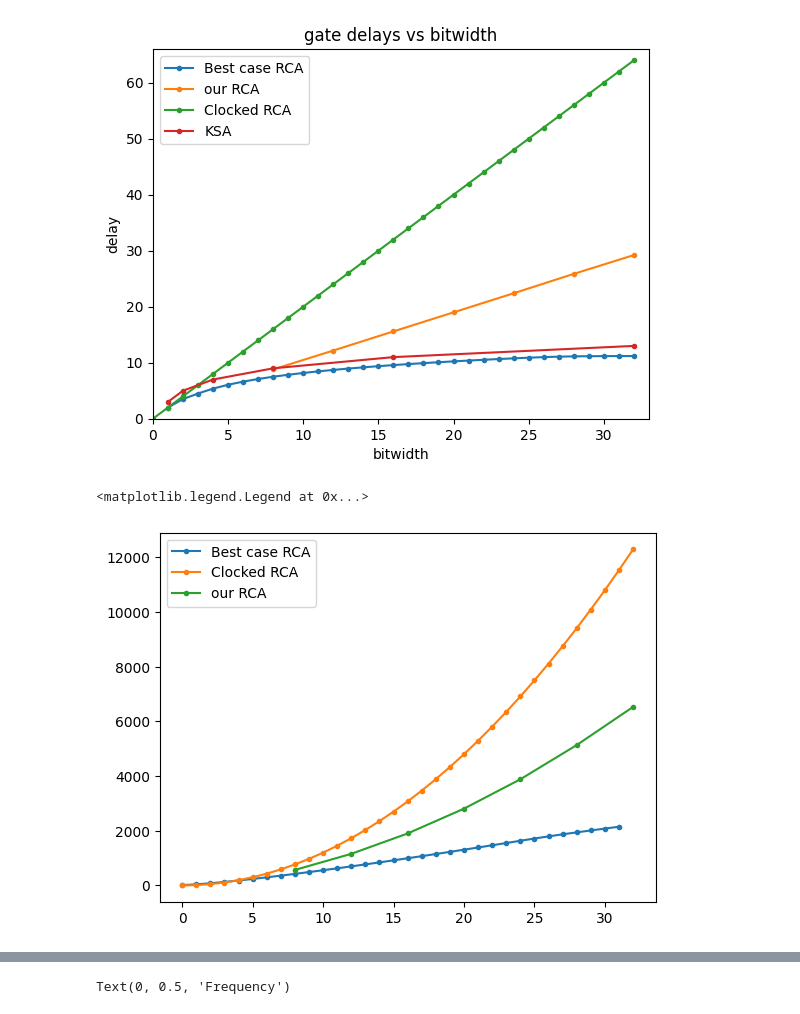
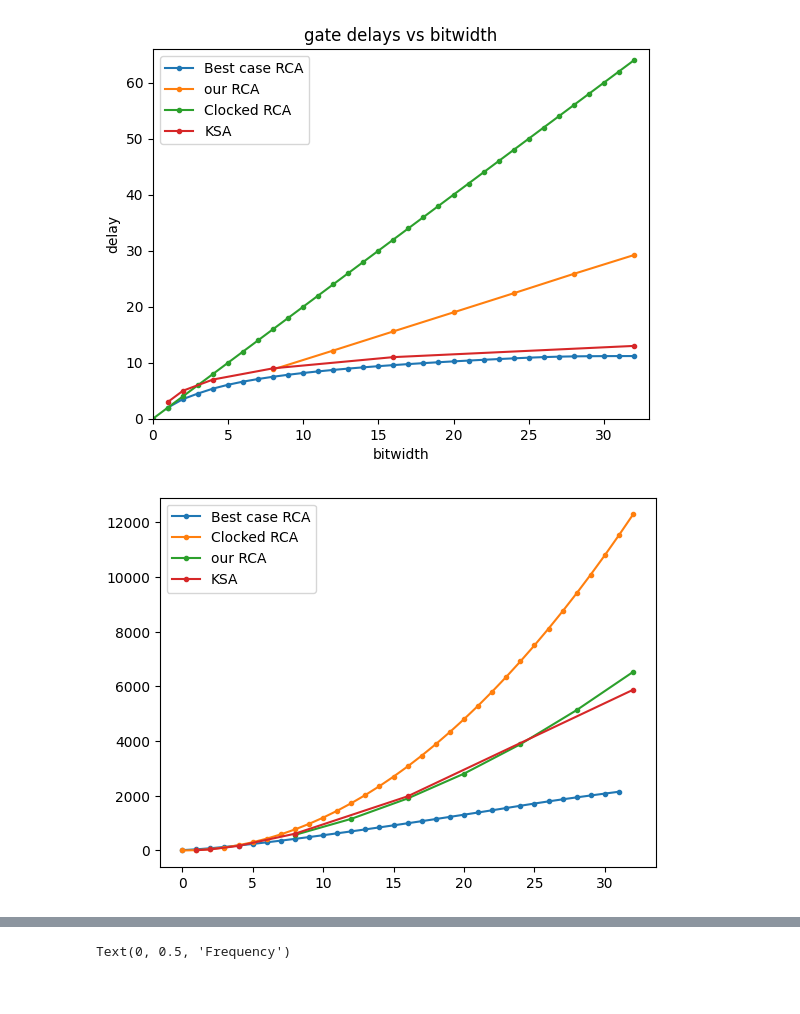
Before and after one commit to ALN006/dynamic_adder_2025, a Jupyter notebook: data/adder_data_analysis_notebook.ipynb, the cells around one changed output, grey strips where cells are left out. Drawn from its saved outputs; the diff is of its cells as text; code cells hidden in the pictures.

Commit message:
dealy area huristic graph achieved

```diff
--- a/data/adder_data_analysis_notebook.ipynb
+++ b/data/adder_data_analysis_notebook.ipynb
@@ -54,15 +54,16 @@ plt.savefig("results.png")
 # %%
 RCA_dxa = np.array(RCA_df.groupby("N").mean(numeric_only=True)["Latency"]) * np.array([6*i for i in range(1,33)])
 our_dxa = np.array((our_df.groupby("N").mean(numeric_only=True)["Latency"])) * np.array([6*i + 4 * math.log2((2*i - 12)/3) + 15 for i in range(8,33, 4)])
-KSA_dxa = np.array([KSA_df["Latency"][i] for i in [1,2,4,8,16,32]]) * np.array([1,1,1,1,1,1])
+KSA_dxa = np.array([KSA_df["Latency"][i] for i in [1,2,4,8,16,32]]) * np.array([3,8,24,68,180,452])
 
 plt.plot(RCA_dxa, marker = ".", label = "Best case RCA")
 plt.plot([i for i in range(33)], [2*j*j*6 for j in range(33)], marker = ".", label = "Clocked RCA")
 plt.plot([i for i in range(8,33,4)],our_dxa, marker = ".", label = "our RCA")
+plt.plot([1,2,4,8,16,32], KSA_dxa, marker = ".", label = "KSA")
 plt.legend()
+plt.savefig("delay_area_heuristic.png")
 # %% [output]
-<matplotlib.legend.Legend at 0x...>
-[figure, old version]
+[figure, new version]
 # %%
 plt.hist(our_df[our_df["N"] == 32]["Latency"], bins = 64)
 # %% [output]
```
Also changed, not shown: 1 other file.
